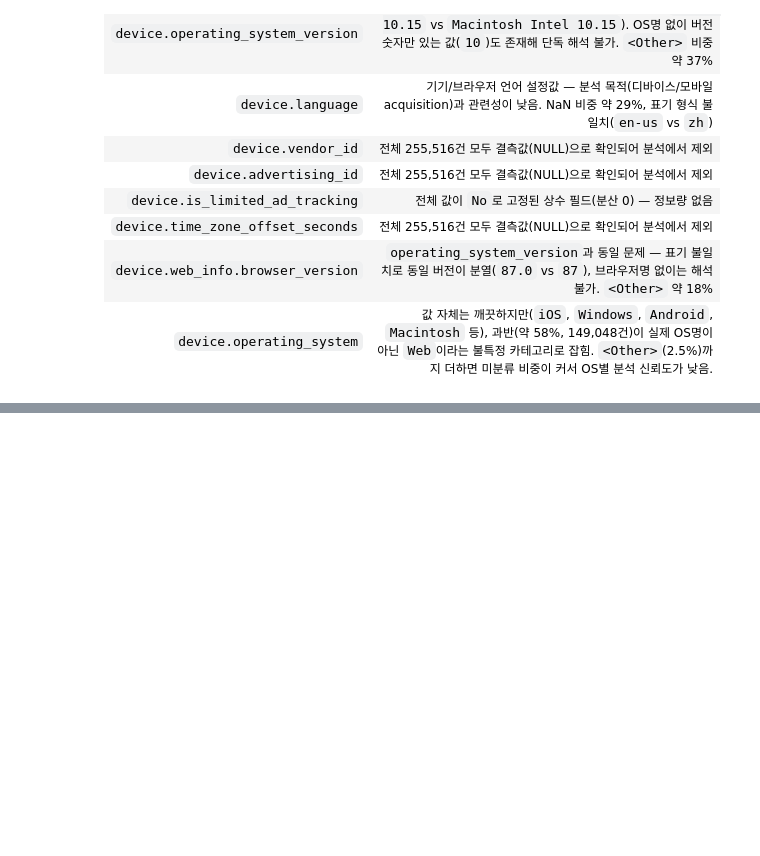
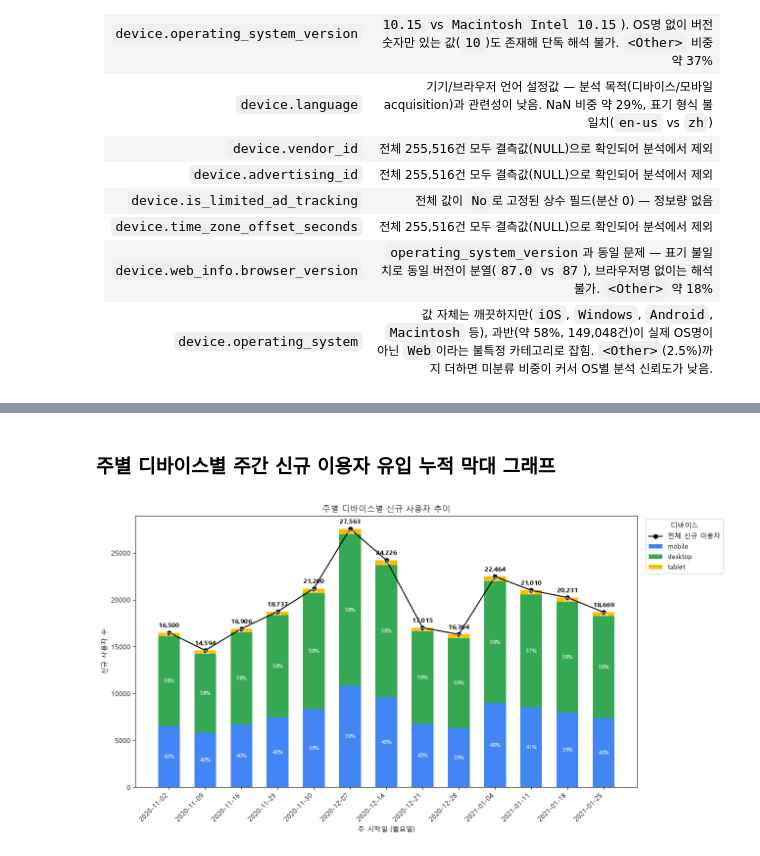
Before and after one commit to bulsajo1/ecommerce-product-analysis-project, a Jupyter notebook: data_analysis/A(acquisition).ipynb, the cells around one changed output, grey strips where cells are left out. Cells and saved outputs as stored; diff of their text form; code cells hidden in the pictures; blank space fills up the shorter version.

```diff
--- a/data_analysis/A(acquisition).ipynb
+++ b/data_analysis/A(acquisition).ipynb
@@ -1346,0 +1387,74 @@ for variable_name, column_name, alias in device_columns:
+# %% [markdown]
+### 주별 디바이스별 주간 신규 이용자 유입 누적 막대 그래프
+# %%
+from google.cloud import bigquery
+import matplotlib.pyplot as plt
+import numpy as np
+
+client = bigquery.Client(project="pro-talon-503713-s3")
+
+query = """
+SELECT
+  DATE_TRUNC(PARSE_DATE('%Y%m%d', event_date), WEEK(MONDAY)) AS week_start,
+  device.category AS device_category,
+  COUNT(DISTINCT user_pseudo_id) AS new_users
+FROM `bigquery-public-data.ga4_obfuscated_sample_ecommerce.events_*`
+WHERE _TABLE_SUFFIX BETWEEN '20201102' AND '20210131'
+  AND event_name = 'first_visit'
+GROUP BY week_start, device_category
+ORDER BY week_start
+"""
+
+df = client.query(query).to_dataframe()
+
+pivot = df.pivot(index="week_start", columns="device_category", values="new_users").fillna(0)
+pivot = pivot.sort_index()
+
+device_order = [c for c in ["mobile", "desktop", "tablet"] if c in pivot.columns]
+device_order += [c for c in pivot.columns if c not in device_order]
+pivot = pivot[device_order]
+
+colors = {
+    "mobile": "#4285F4",
+    "desktop": "#34A853",
+    "tablet": "#FBBC04",
+}
+bar_colors = [colors.get(c, "#9AA0A6") for c in device_order]
+
+total = pivot.sum(axis=1)
+pct = pivot.div(total, axis=0) * 100
+
+fig, ax = plt.subplots(figsize=(13, 7))
+
+# 카테고리형 x축: 채널 그래프와 동일하게 주 순서대로 균등 간격 배치
+x_pos = np.arange(len(pivot))
+x_labels = [d.strftime("%Y-%m-%d") for d in pivot.index]
+
+bottom = np.zeros(len(pivot))
+
+for device, color in zip(device_order, bar_colors):
+    values = pivot[device].values
+    ax.bar(x_pos, values, bottom=bottom, label=device, color=color, width=0.6)
+
+    for i, (v, p) in enumerate(zip(values, pct[device].values)):
+        if v > 0:
+            ax.text(
+                x_pos[i], bottom[i] + v / 2, f"{p:.0f}%",
+                ha="center", va="center", fontsize=8, color="white"
+            )
+    bottom += values
+
+ax.plot(x_pos, total, color="black", marker="o", linewidth=1.5, label="전체 신규 이용자")
+for i, t in enumerate(total):
+    ax.text(x_pos[i], t + total.max() * 0.02, f"{int(t):,}", ha="center", fontsize=9, fontweight="bold")
+
+ax.set_title("주별 디바이스별 신규 사용자 추이")
+ax.set_xlabel("주 시작일 (월요일)")
+ax.set_ylabel("신규 사용자 수")
+ax.set_xticks(x_pos)
+ax.set_xticklabels(x_labels, rotation=45, ha="right")
+ax.legend(title="디바이스", loc="upper left", bbox_to_anchor=(1.01, 1))
+plt.tight_layout()
+plt.show()
+# %% [output]
+[figure, added]
```
Also changed, not shown: parts of 24 cells of this notebook.
